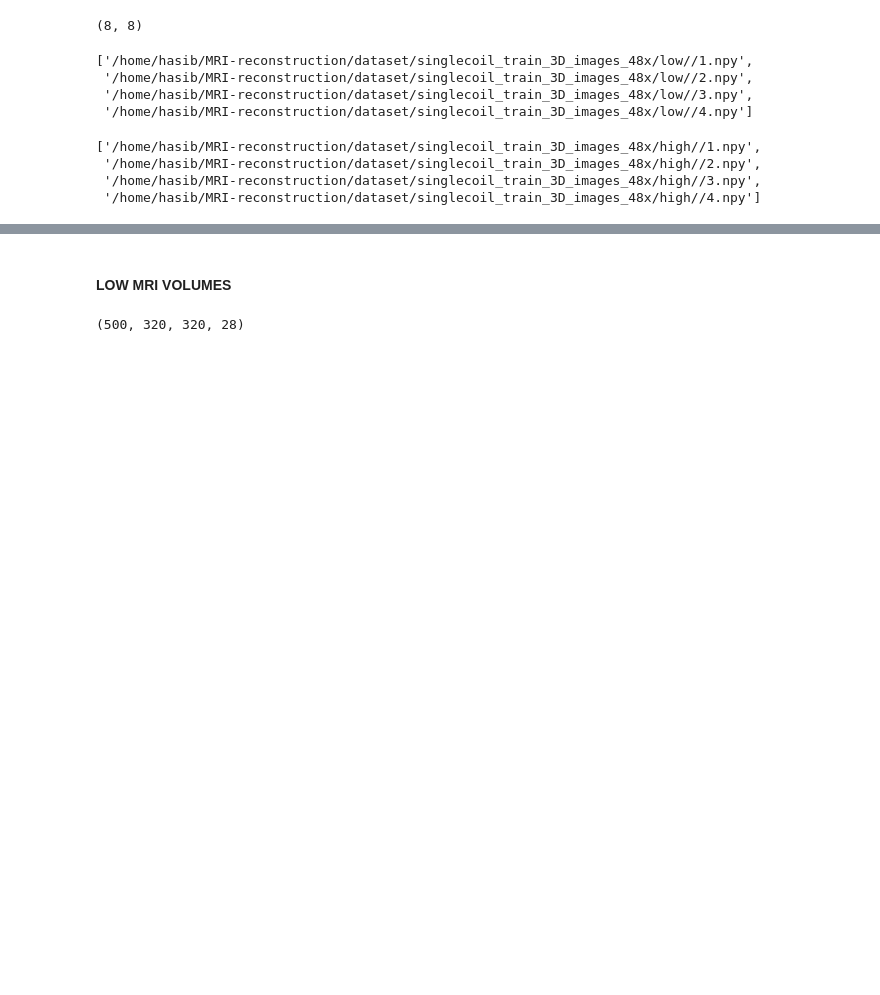
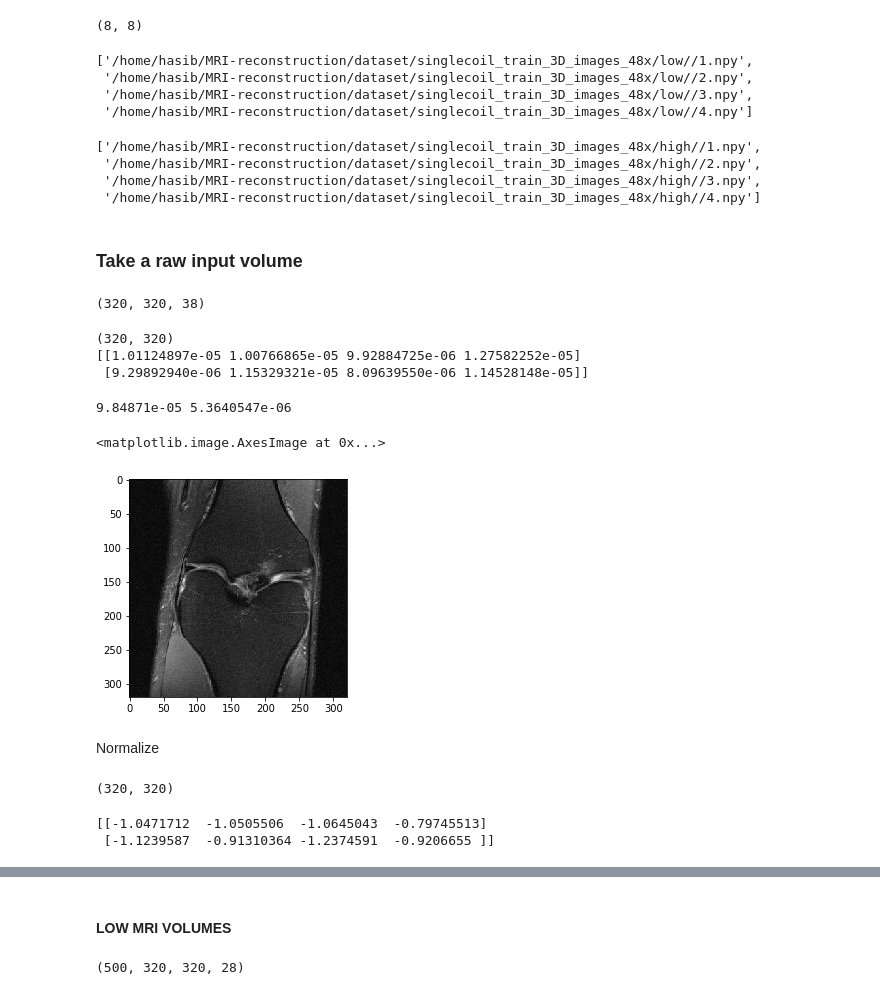
Before and after one commit to hasibzunair/res-unet-fastmri, a Jupyter notebook: train_data_load_3D.ipynb, the cells around one changed output, grey strips where cells are left out. Cells and saved outputs as stored; diff of their text form; code cells hidden in the pictures; blank space fills up the shorter version.

```diff
--- a/train_data_load_3D.ipynb
+++ b/train_data_load_3D.ipynb
@@ -78,3 +79,41 @@ high_full_paths[:4]
  '/home/hasib/MRI-reconstruction/dataset/singlecoil_train_3D_images_48x/high//2.npy',
  '/home/hasib/MRI-reconstruction/dataset/singlecoil_train_3D_images_48x/high//3.npy',
  '/home/hasib/MRI-reconstruction/dataset/singlecoil_train_3D_images_48x/high//4.npy']
+# %% [markdown]
+### Take a raw input volume
+# %%
+x = np.load("/home/hasib/MRI-reconstruction/dataset/singlecoil_train_3D_images_48x/high//1.npy")
+x = np.moveaxis(x, 0, 2)
+x.shape
+# %% [output]
+(320, 320, 38)
+# %%
+a = x[:,:,20]
+print(a.shape)
+print(a[10:12, 20:24])
+# %% [output]
+(320, 320)
+[[1.01124897e-05 1.00766865e-05 9.92884725e-06 1.27582252e-05]
+ [9.29892940e-06 1.15329321e-05 8.09639550e-06 1.14528148e-05]]
+# %%
+b = a.flatten()
+print(max(b), min(b))
+# %% [output]
+9.84871e-05 5.3640547e-06
+# %%
+plt.imshow(a, cmap='gray')
+# %% [output]
+<matplotlib.image.AxesImage at 0x...>
+[figure, added]
+# %% [markdown]
+Normalize
+# %%
+a, _, _ = T.normalize_instance(a)
+a.shape
+# %% [output]
+(320, 320)
+# %%
+print(a[10:12, 20:24])
+# %% [output]
+[[-1.0471712  -1.0505506  -1.0645043  -0.79745513]
+ [-1.1239587  -0.91310364 -1.2374591  -0.9206655 ]]
```
Also changed, not shown: parts of 3 cells of this notebook, 1 other file.
